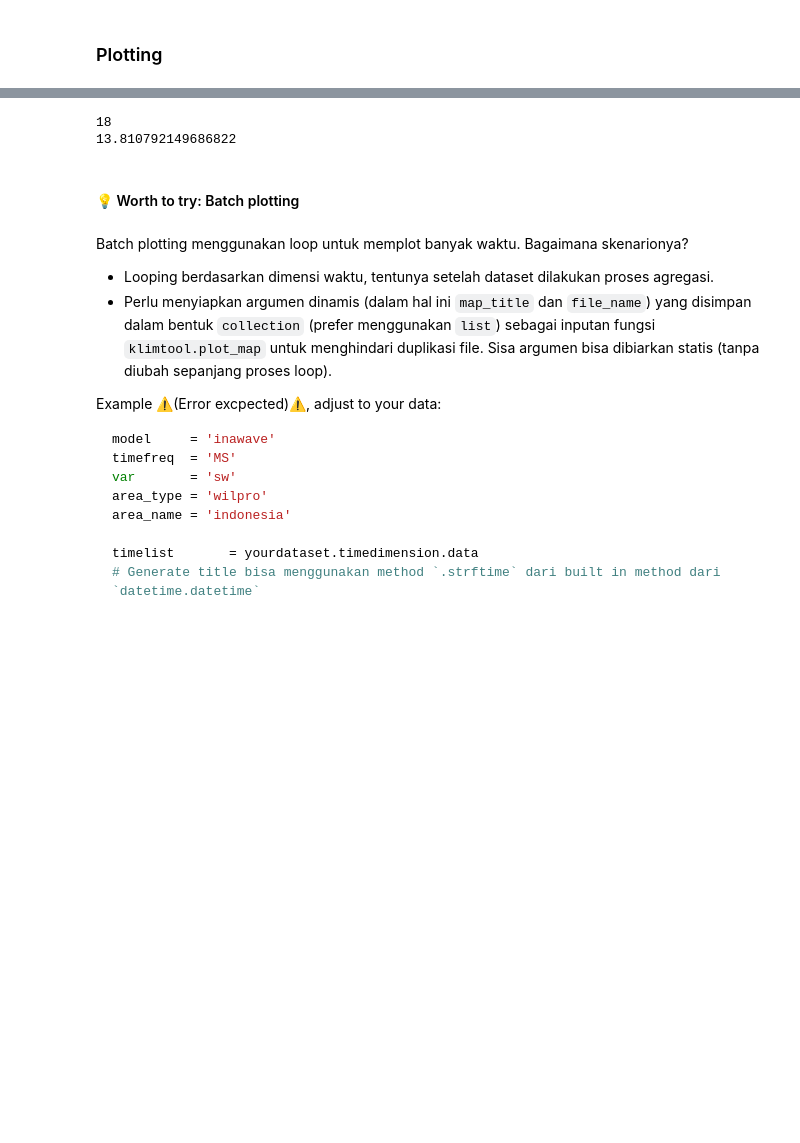
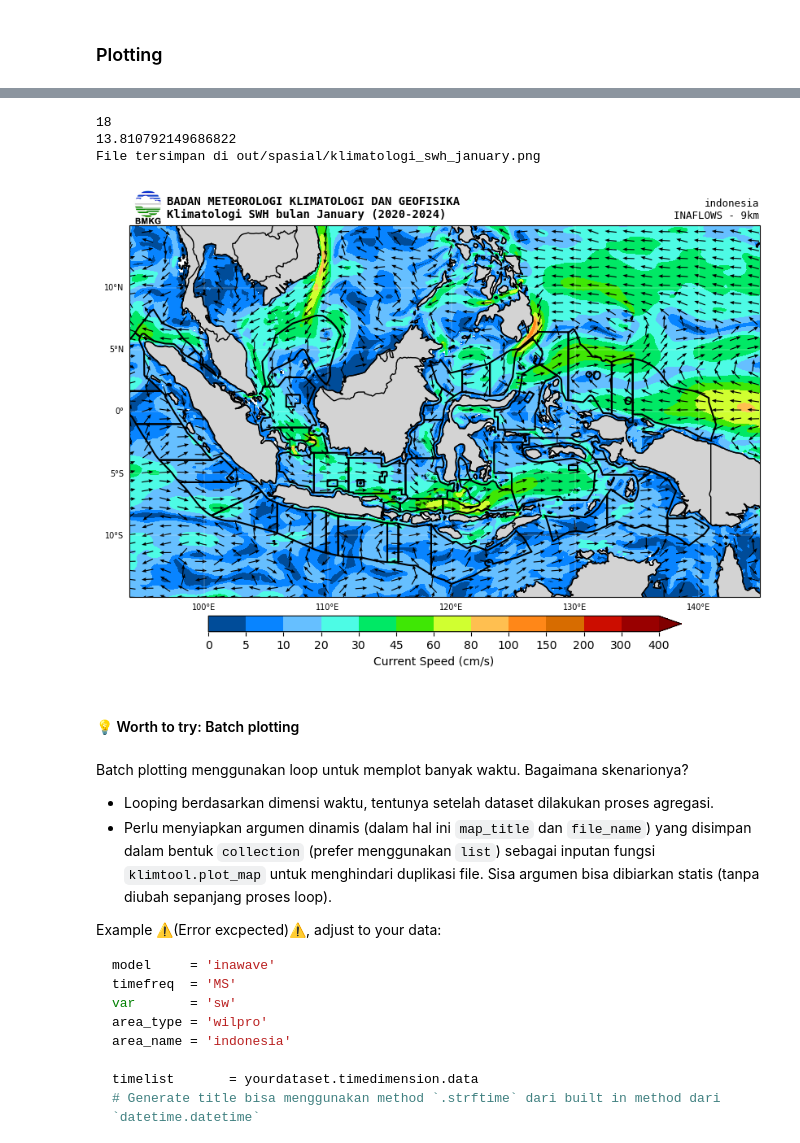
Before and after one commit to devmetmar/marinemet-training, a Jupyter notebook: _build/jupyter_execute/2_/2_3_climatology_product.ipynb, the cells around one changed output, grey strips where cells are left out. Drawn from its saved outputs; the diff is of its cells as text; code cells hidden in the pictures; blank space fills up the shorter version.

```diff
--- a/_build/jupyter_execute/2_/2_3_climatology_product.ipynb
+++ b/_build/jupyter_execute/2_/2_3_climatology_product.ipynb
@@ -357,30 +265,34 @@ File tersimpan di out/spasial/klimatologi_swh_january.png
 [figure]
 # %%
+dsinaflowsmean = xr.open_dataset("/data/local/marine-training/data/ofs/inaflows_monthly.nc")
+
 model     = 'inaflow'
 ds        = dsinaflowsmean.isel(month=0)
 timefreq  = 'MS'
 var       = 'csd'
 area_type = 'wilpro' # ganti sesuai wilayah pelayanan, atau biarkan kosong
 area_name = 'indonesia' # ganti sesuai wilayah pelayanan, atau biarkan kosong
-map_title = 'Klimatologi SWH bulan January (2022-2024)'
+map_title = 'Klimatologi SWH bulan January (2020-2024)'
 file_out   = 'out/spasial/klimatologi_swh_january.png'
 
 if not os.path.exists(os.path.dirname(file_out)):
     os.makedirs(os.path.dirname(file_out))
 
 klimtool.plot_map(
     model=model,
     ds=ds,
     timefreq=timefreq,
     var=var,
     area_type=area_type,
     area_name=area_name,
     map_title=map_title,
     file_name=file_out
 )
 # %% [output]
 18
 13.810792149686822
+File tersimpan di out/spasial/klimatologi_swh_january.png
+[figure, added]
 # %% [markdown]
 #### 💡 Worth to try: Batch plotting
 # %% [markdown]
```
Also changed, not shown: parts of 23 cells of this notebook, 39 other files.
